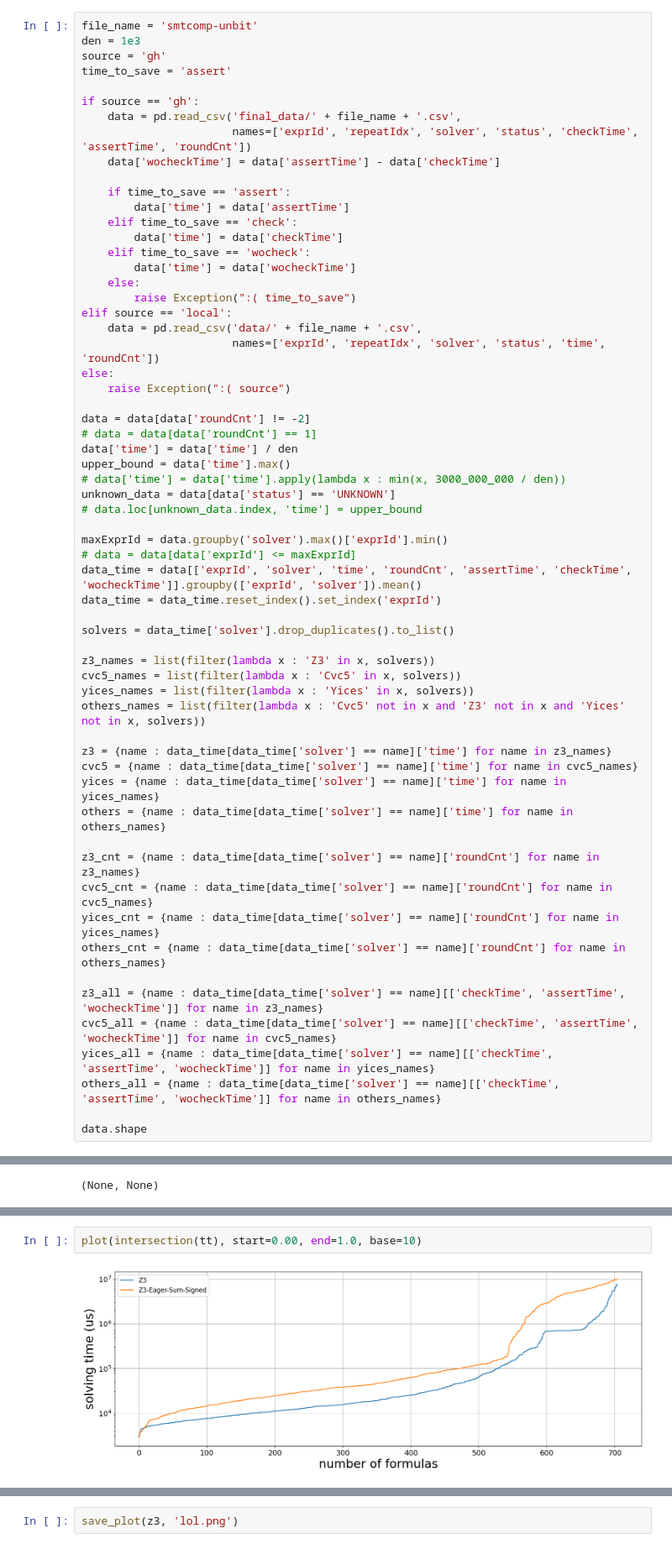
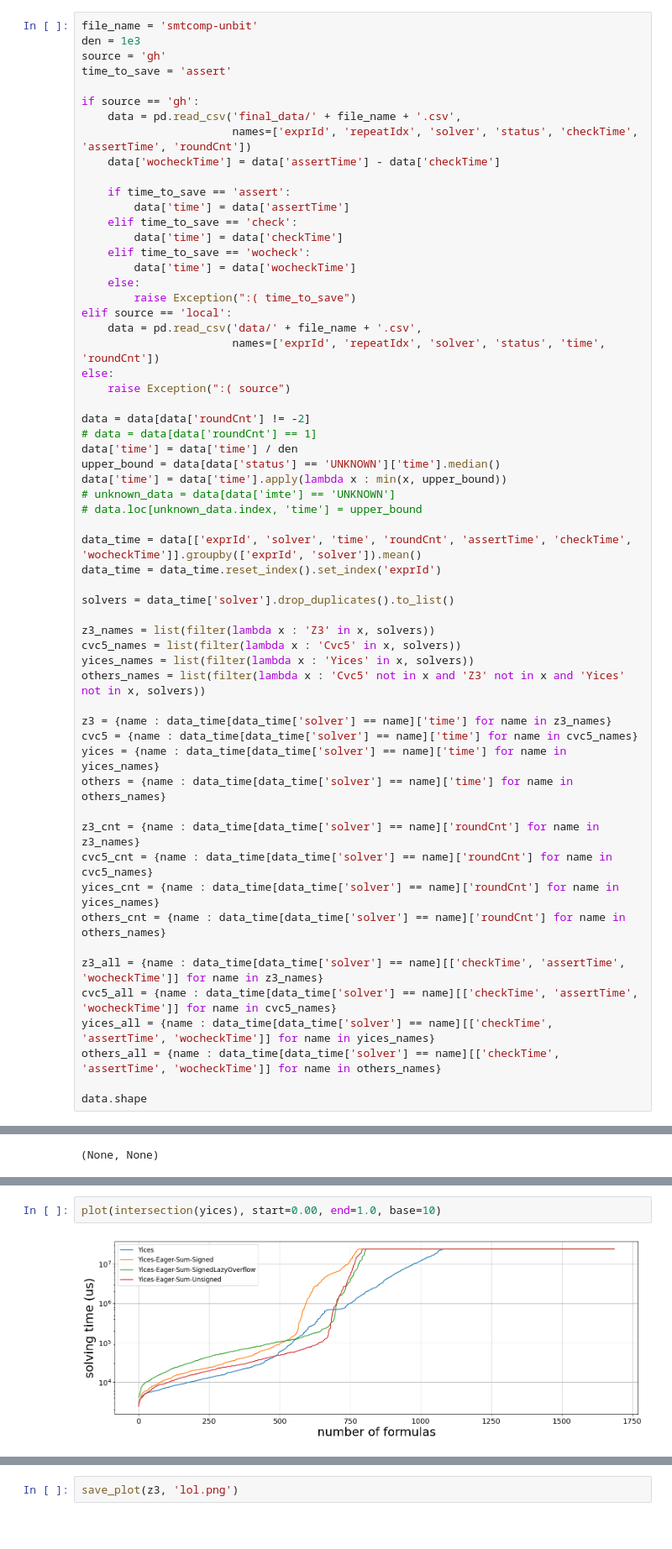
Before and after one commit to Bupaheh/bv2int-jupyter, a Jupyter notebook: benchmarkRes.ipynb, the cells around one changed output, grey strips where cells are left out. Shown at 84% size. Cells and saved outputs as stored; diff of their text form; blank space fills up the shorter version.

```diff
--- a/benchmarkRes.ipynb
+++ b/benchmarkRes.ipynb
@@ -39,13 +39,11 @@ else:
 data = data[data['roundCnt'] != -2]
 # data = data[data['roundCnt'] == 1]
 data['time'] = data['time'] / den
-upper_bound = data['time'].max()
-# data['time'] = data['time'].apply(lambda x : min(x, 3000_000_000 / den))
-unknown_data = data[data['status'] == 'UNKNOWN']
+upper_bound = data[data['status'] == 'UNKNOWN']['time'].median()
+data['time'] = data['time'].apply(lambda x : min(x, upper_bound))
+# unknown_data = data[data['imte'] == 'UNKNOWN']
 # data.loc[unknown_data.index, 'time'] = upper_bound
 
-maxExprId = data.groupby('solver').max()['exprId'].min()
-# data = data[data['exprId'] <= maxExprId]
 data_time = data[['exprId', 'solver', 'time', 'roundCnt', 'assertTime', 'checkTime', 'wocheckTime']].groupby(['exprId', 'solver']).mean()
 data_time = data_time.reset_index().set_index('exprId')
 
@@ -128,4 +137,4 @@ Yices-Eager-Sum-Unsigned 14162779.87663859
 # %%
-plot(intersection(tt), start=0.00, end=1.0, base=10)
+plot(intersection(yices), start=0.00, end=1.0, base=10)
 # %% [output]
-[figure, old version]
+[figure, new version]
```
Also changed, not shown: parts of 16 cells of this notebook.
